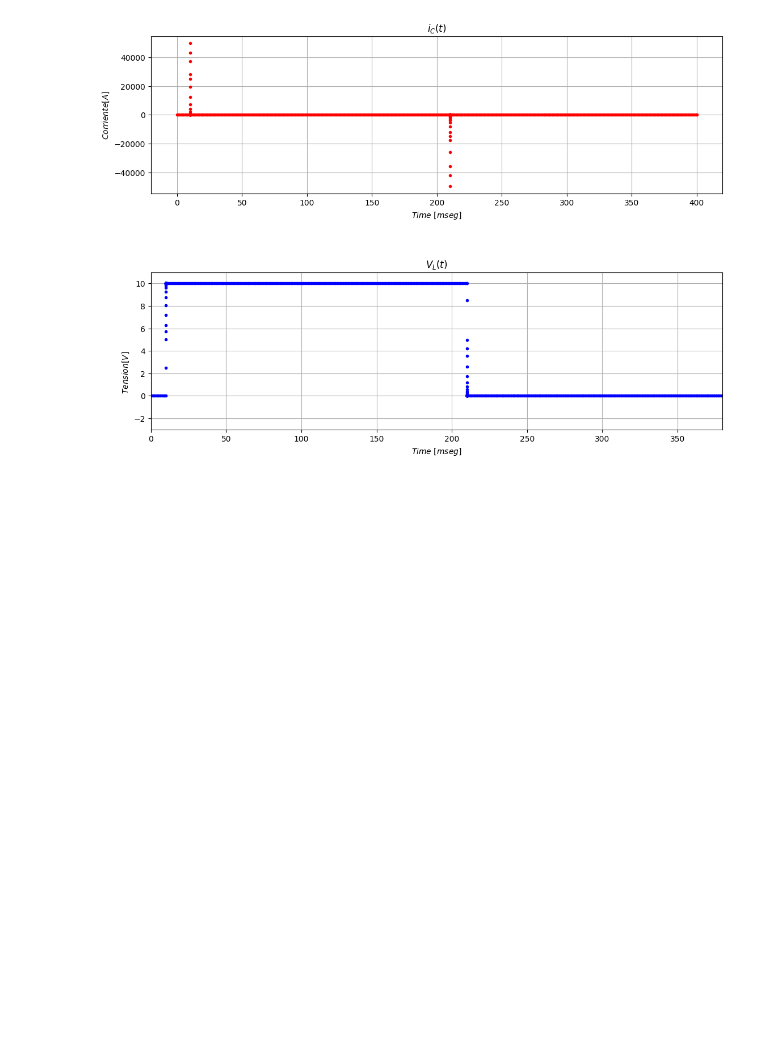
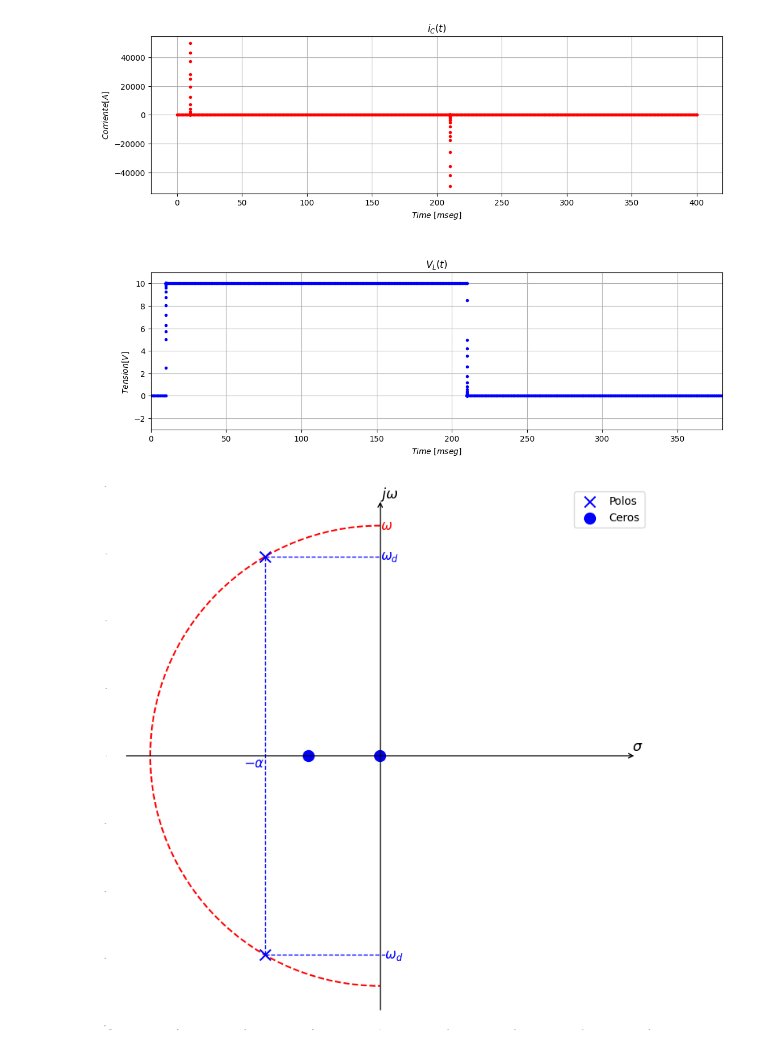
Before and after one commit to NicoBeade/tp_final_electrotecnia, a Jupyter notebook: LTSpice/Graficos Spice.ipynb, the cells around one changed output. Drawn from its saved outputs; the diff is of its cells as text; code cells hidden in the pictures; blank space fills up the shorter version.

```diff
--- a/LTSpice/Graficos Spice.ipynb
+++ b/LTSpice/Graficos Spice.ipynb
@@ -621,3 +621,66 @@ plt.plot(time , Vl, 'b.')
 plt.show()
 # %% [output]
 [figure]
+# %%
+import ltspice
+import numpy as np
+import matplotlib.pyplot as plt
+import matplotlib.patches as patches
+import os
+
+OMEGA_D = 73.84
+ALPHA = 42.73
+OMEGA = 85.31
+XI = 0.5
+CERO_1 = -0.2769
+CERO_2 = -26.76
+
+fig, ax= plt.subplots(figsize=(7, 7))
+
+plt.annotate("", xy=(-95, 0), xytext=(95, 0), arrowprops=dict(arrowstyle='<-')) # Eje x
+plt.annotate(r"$\sigma$", xy=(95,0), xytext=(1, 5),textcoords='offset points', ha='center', fontsize = 13)
+plt.annotate("", xy=(0, -95), xytext=(0, 95), arrowprops=dict(arrowstyle='<-')) # Eje y
+plt.annotate(r"$j \omega$", xy=(0,95), xytext=(8, 1),textcoords='offset points', ha='center', fontsize = 13)
+
+arc = patches.Arc((0, 0), width=2*OMEGA, height=2*OMEGA, theta1=90, theta2=-90, linestyle='dashed')
+
+# Personalizar el semicírculo
+arc.set_edgecolor('red')
+arc.set_linewidth(1.5)
+
+# Agregar el semicírculo al gráfico
+ax.add_patch(arc)
+
+ax.scatter(-ALPHA, OMEGA_D, color='blue', marker='x', s=100, label = 'Polos')
+ax.scatter(-ALPHA, -OMEGA_D, color='blue', marker='x', s=100)
+
+plt.plot([-ALPHA, -ALPHA], [-OMEGA_D, OMEGA_D], linestyle = '--', linewidth = 1,  color = 'blue')
+plt.text(-ALPHA, 0, r"$-\alpha$", ha='right', va='top', rotation='horizontal', color = 'blue', fontsize = 12)
+
+plt.plot([-ALPHA, 0], [OMEGA_D, OMEGA_D], linestyle = '--', linewidth = 1,  color = 'blue')
+plt.text(0, OMEGA_D, r"$\omega_d$", ha='left', va='center', rotation='horizontal', color = 'blue', fontsize = 12)
+plt.plot([-ALPHA, 0], [-OMEGA_D, -OMEGA_D], linestyle = '--', linewidth = 1,  color = 'blue')
+plt.text(0, -OMEGA_D, r"-$\omega_d$", ha='left', va='center', rotation='horizontal', color = 'blue', fontsize = 12)
+
+plt.text(0, OMEGA, r"$\omega$", ha='left', va='center', rotation='horizontal', color = 'red', fontsize = 12)
+
+ax.scatter(CERO_1, 0, color='blue', marker='o', s=100)
+ax.scatter(CERO_2, 0, color='blue', marker='o', s=100, label = 'Ceros')
+
+plt.xlim( -100, 100)
+plt.ylim(-100,100)
+
+# Eliminar los ejes en los bordes
+ax.spines['top'].set_visible(False)
+ax.spines['bottom'].set_visible(False)
+ax.spines['left'].set_visible(False)
+ax.spines['right'].set_visible(False)
+
+# Eliminar los ticks y etiquetas de los ejes
+ax.tick_params(axis='both', which='both', length=0, labelsize=0)
+
+plt.legend()
+plt.savefig('Grafico polos y ceros.pdf', format='pdf')
+plt.show()
+# %% [output]
+[figure, added]
```
Also changed, not shown: parts of 1 cell of this notebook, 5 other files.
